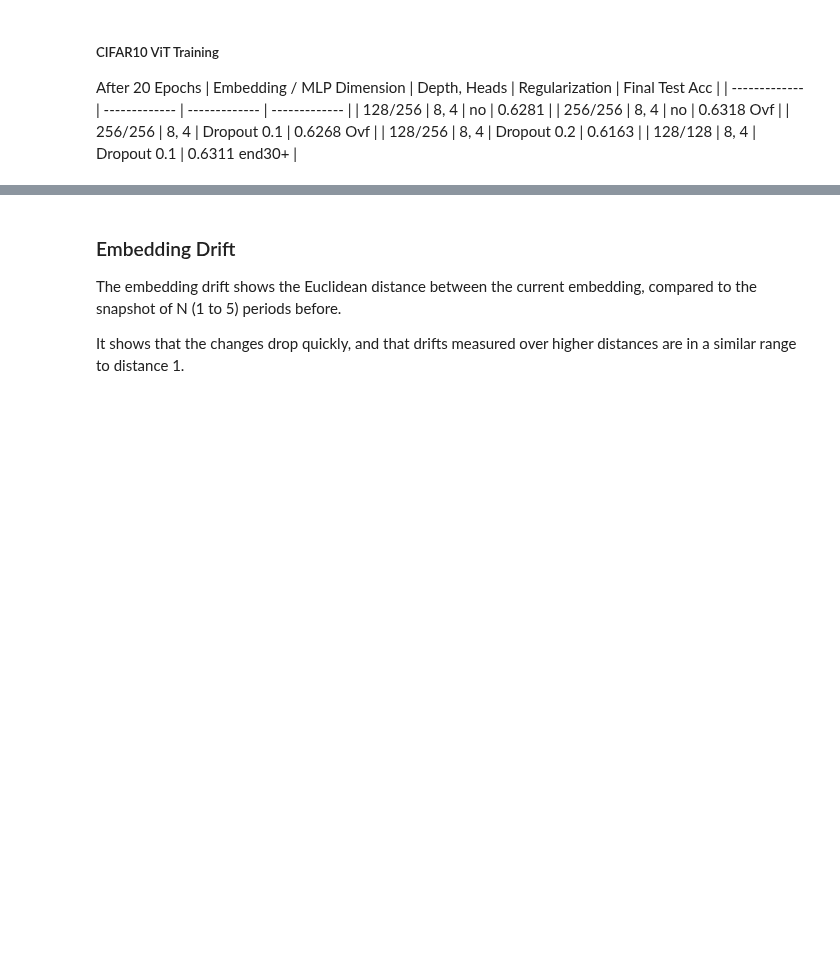
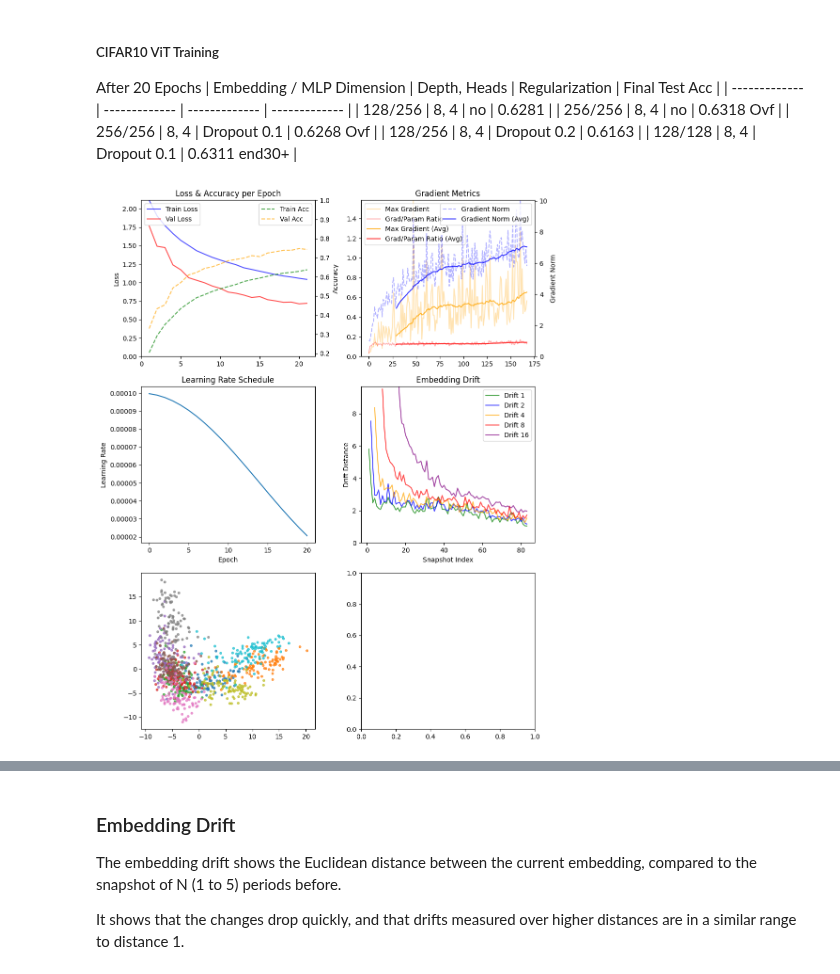
Before and after one commit to the-nilosch/train-viz, a Jupyter notebook: mvp.ipynb, the cells around one changed output, grey strips where cells are left out. Drawn from its saved outputs; the diff is of its cells as text; code cells hidden in the pictures; blank space fills up the shorter version.

```diff
--- a/mvp.ipynb
+++ b/mvp.ipynb
@@ -117,30 +125,33 @@ from train_viz import train_model_with_embedding_tracking
 
 #optimizer = torch.optim.AdamW(model.parameters(), lr=0.001) #0.001
 #scheduler = torch.optim.lr_scheduler.StepLR(optimizer, step_size=10, gamma=0.7)
 #scheduler = torch.optim.lr_scheduler.ReduceLROnPlateau(optimizer, mode='min', factor=0.5, patience=2)
 
 results = train_model_with_embedding_tracking(
     model=model,
     train_loader=train_loader,
     test_loader=test_loader,
     subset_loader=subset_loader, #test_subset
     num_classes=10 if "cifar100" != dataset else 100,
     device=device,
     epochs=30, #Max 50
     learning_rate=0.0001, # 0.0001
+    dataset_name=dataset,
     embedding_records_per_epoch=4,
     track_embedding_drift=True,
     track_scheduled_lr=True,
     track_pca=True,
     #optimizer=optimizer,
     #scheduler=scheduler
 )
 
 ##    return {
 ##        'train_losses': train_losses,
 ##        'val_losses': val_losses,
 ##        'train_accuracies': train_accuracies,
 ##        'val_accuracies': val_accuracies,
 ##        'subset_embeddings': test_subset_embeddings,
 ##        'subset_labels': test_subset_labels
 ##    }
+# %% [output]
+[figure, added]
```
Also changed, not shown: parts of 3 cells of this notebook, 3 other files.
